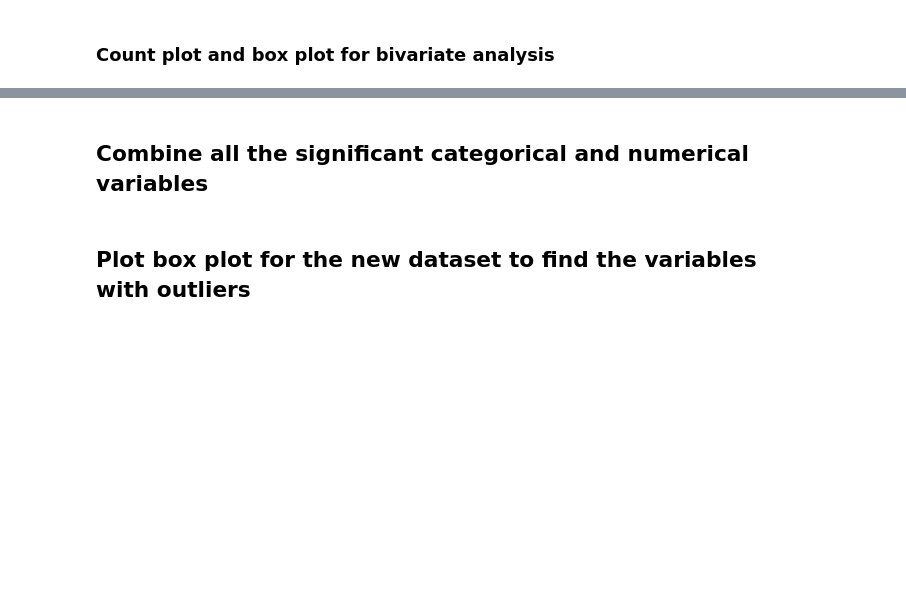
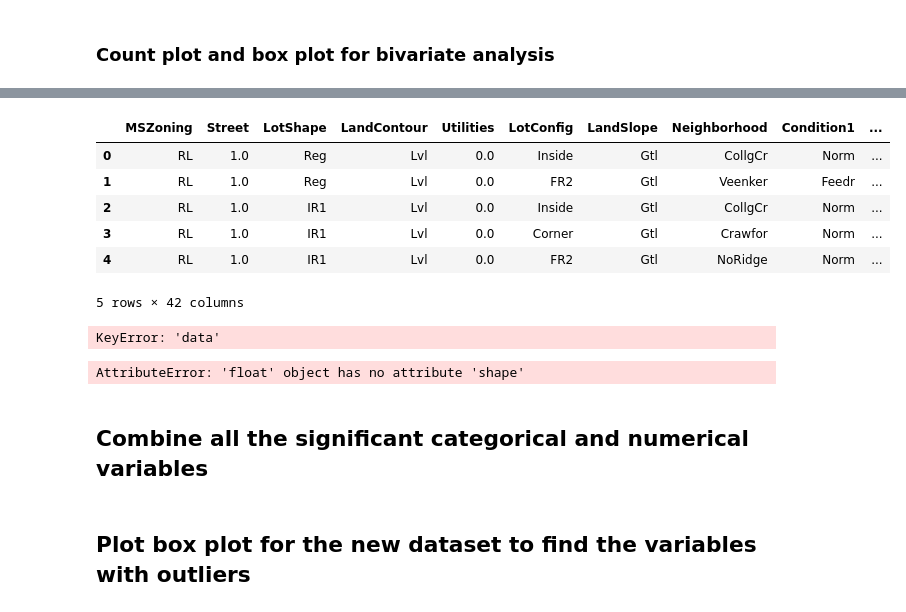
Before and after one commit to Jhirai20/AppliedDSPython, a Jupyter notebook: Projects/Project 1/Project 1.ipynb, the cells around one changed output, grey strips where cells are left out. Saved outputs shown, nothing was run; the diff lists cells and outputs as text; code cells hidden in the pictures; blank space fills up the shorter version.

```diff
--- a/Projects/Project 1/Project 1.ipynb
+++ b/Projects/Project 1/Project 1.ipynb
@@ -914,0 +1027,6 @@ plt.xticks(rotation=45)
+# %%
+#Encoding 'Utilities' varibles
+print(categoric_df['Utilities'].unique())
+categoric_df['Utilities']= label_encoder.fit_transform(categoric_df['Utilities'])
+#Check to see if enccoding was successful
+categoric_df['Utilities'].unique()
@@ -914,0 +1049,6 @@ plt.xticks(rotation=45)
+# %%
+#Encoding 'CentralAir' varibles
+print(categoric_df['CentralAir'].unique())
+categoric_df['CentralAir']= label_encoder.fit_transform(categoric_df['CentralAir'])
+#Check to see if enccoding was successful
+categoric_df['CentralAir'].unique()
@@ -914,0 +1074,6 @@ plt.xticks(rotation=45)
+# %%
+# One encoding for 'LotShape'
+LotShape_encoder = OneHotEncoder(categories='auto')
+#OneHotEncoder() only takes 2D arrays so need to convert
+LotShape_reshaped = categoric_df.LotShape.values.reshape(-1,1)
+LotShape_values = LotShape_encoder.fit_transform(LotShape_reshaped)
@@ -914,0 +1113,22 @@ plt.xticks(rotation=45)
+# %%
+LotShape = pd.DataFrame(LotShape_values.toarray(), columns=['Reg', 'IR1', 'IR2','IR3'])
+# %%
+#Combine encoded LotShape and Drop NonEncoded Lotshape
+df_categorical_encoded = pd.concat([categoric_df,LotShape],axis=1)
+ds.drop(['LotShape'], axis=1, inplace=True)
+df_categorical_encoded.head()
+# %% [output]
+|  | MSZoning | Street | LotShape | LandContour | Utilities | LotConfig | LandSlope | Neighborhood | Condition1 | ... |
+| 0 | RL | 1.0 | Reg | Lvl | 0.0 | Inside | Gtl | CollgCr | Norm | ... |
+| 1 | RL | 1.0 | Reg | Lvl | 0.0 | FR2 | Gtl | Veenker | Feedr | ... |
+| 2 | RL | 1.0 | IR1 | Lvl | 0.0 | Inside | Gtl | CollgCr | Norm | ... |
+| 3 | RL | 1.0 | IR1 | Lvl | 0.0 | Corner | Gtl | Crawfor | Norm | ... |
+| 4 | RL | 1.0 | IR1 | Lvl | 0.0 | FR2 | Gtl | NoRidge | Norm | ... |
+5 rows × 42 columns
+# %%
+# One hot encoding using dummies
+
+categoric_df_dummies = pd.DataFrame(data=np.c_[categoric_df["data"], categoric_df["target"]], columns=categoric_df["feature_names"] + ["target"])
+y = categoric_df_dummies.target.values
+# %% [output]
+KeyError: 'data'
@@ -915,3 +1142,10 @@ plt.xticks(rotation=45)
+# %%
+from factor_analyzer import FactorAnalyzer
+from factor_analyzer.factor_analyzer import calculate_bartlett_sphericity
+chi_square_value,p_value=calculate_bartlett_sphericity(ds)
+chi_square_value, p_value
+# %% [output]
+AttributeError: 'float' object has no attribute 'shape'
 # %% [markdown]
 ## Combine all the significant categorical and numerical variables
 # %% [markdown]
```
Also changed, not shown: parts of 24 cells of this notebook.
